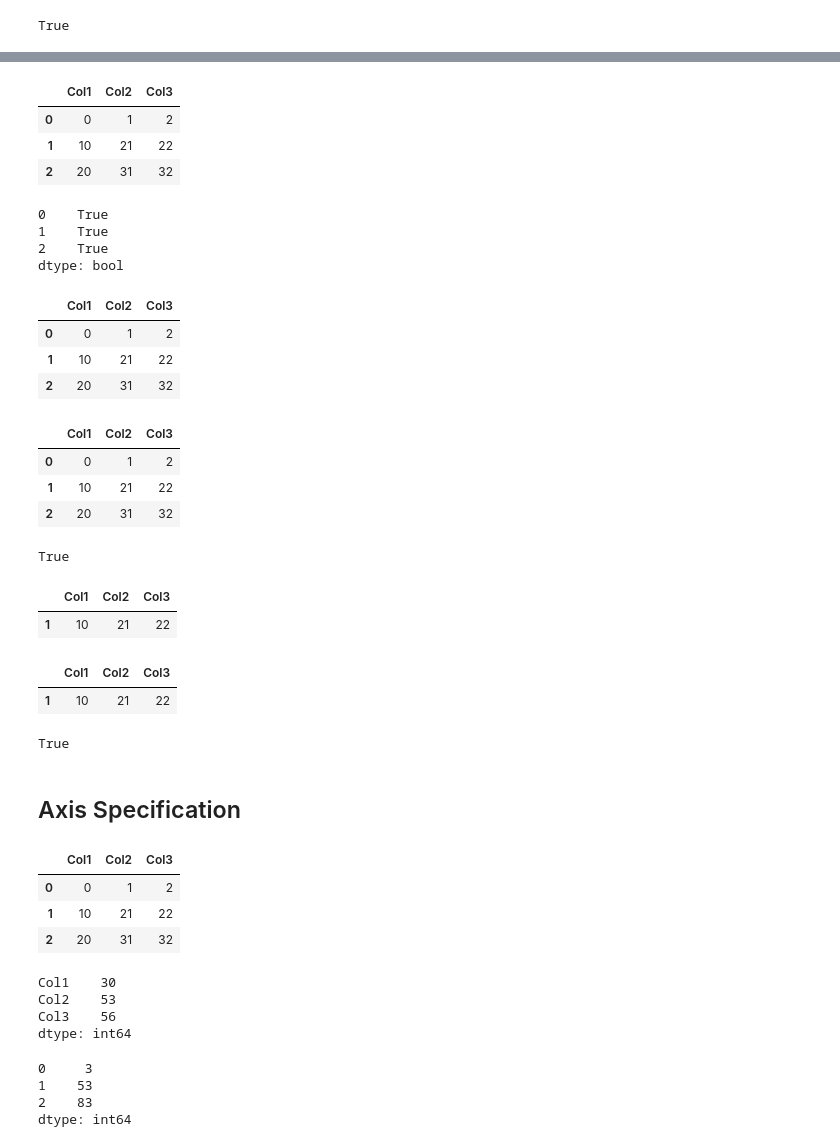
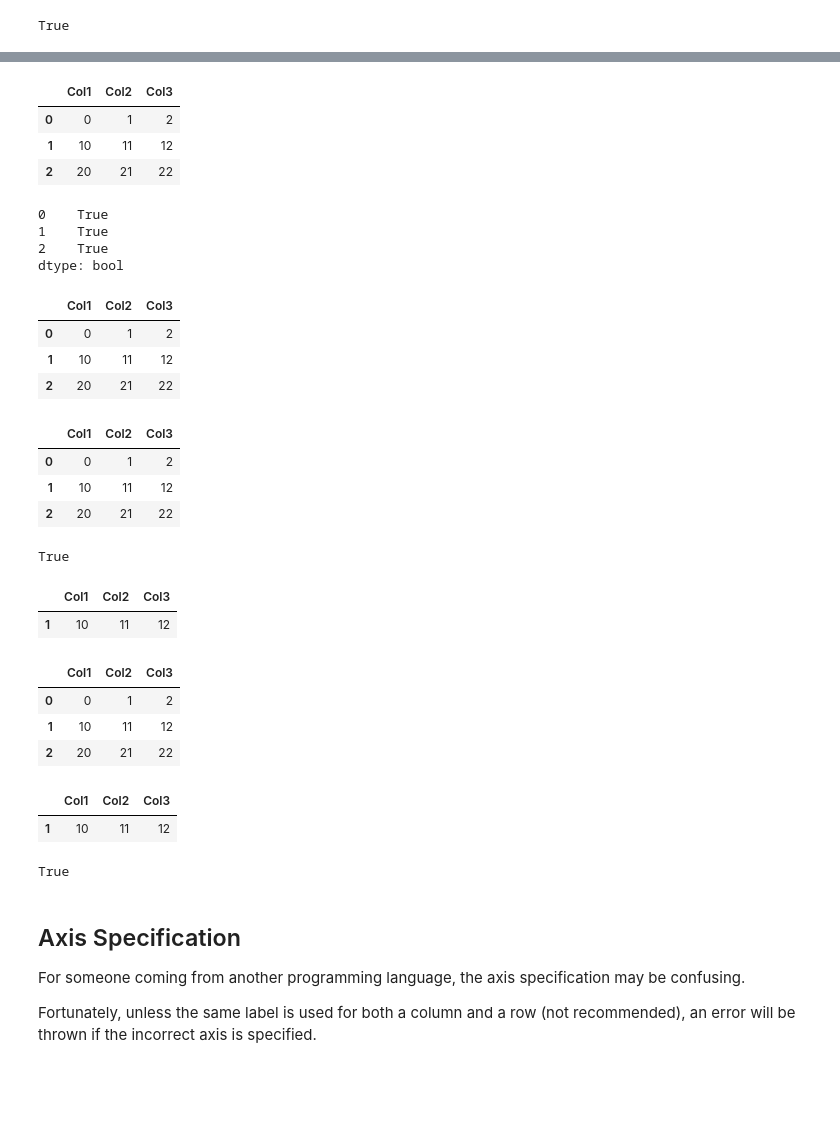
Before and after one commit to sdiehl28/Scikit-Learn-Workflow, a Jupyter notebook: python/Pandas01.ipynb, the cells around one changed output, grey strips where cells are left out. Saved outputs shown, nothing was run; the diff lists cells and outputs as text; code cells hidden in the pictures; blank space fills up the shorter version.

```diff
--- a/python/Pandas01.ipynb
+++ b/python/Pandas01.ipynb
@@ -689,15 +612,15 @@ True
 # %%
 # create DataFrame with default index
 data = [[ 0, 1, 2],
-       [ 10, 21, 22],
-       [ 20, 31, 32]]
+       [ 10, 11, 12],
+       [ 20, 21, 22]]
 columns = ['Col1', 'Col2', 'Col3']
 
 df = pd.DataFrame(data=data, columns=columns)
 df
 # %% [output]
 |  | Col1 | Col2 | Col3 |
 | 0 | 0 | 1 | 2 |
-| 1 | 10 | 21 | 22 |
-| 2 | 20 | 31 | 32 |
+| 1 | 10 | 11 | 12 |
+| 2 | 20 | 21 | 22 |
 # %%
@@ -716,60 +639,51 @@ df[criteria]
 # %% [output]
 |  | Col1 | Col2 | Col3 |
 | 0 | 0 | 1 | 2 |
-| 1 | 10 | 21 | 22 |
-| 2 | 20 | 31 | 32 |
+| 1 | 10 | 11 | 12 |
+| 2 | 20 | 21 | 22 |
 # %%
 df.loc[criteria]
 # %% [output]
 |  | Col1 | Col2 | Col3 |
 | 0 | 0 | 1 | 2 |
-| 1 | 10 | 21 | 22 |
-| 2 | 20 | 31 | 32 |
+| 1 | 10 | 11 | 12 |
+| 2 | 20 | 21 | 22 |
 # %%
 criteria.index.equals(df.index)
 # %% [output]
 True
 # %%
-critera1 = df['Col2'] - df['Col1'] == 11
+critera1 = df['Col2'] > 10
 critera2 = df['Col1'] < 20
 filter_rows = critera1 & critera2
 df[filter_rows]
 # %% [output]
 |  | Col1 | Col2 | Col3 |
-| 1 | 10 | 21 | 22 |
+| 1 | 10 | 11 | 12 |
+# %%
+filter_rows = critera1 | critera2
+df[filter_rows]
+# %% [output]
+|  | Col1 | Col2 | Col3 |
+| 0 | 0 | 1 | 2 |
+| 1 | 10 | 11 | 12 |
+| 2 | 20 | 21 | 22 |
 # %%
-# in one line, requires () around expressions
-filter_rows = (df['Col2'] - df['Col1'] == 11) & (df['Col1'] < 20)
+# due to & and | operator precendance, when written on one line,
+# it is necessary to use parathensis around comparisons
+filter_rows = (df['Col2'] > 10) & (df['Col1'] < 20)
 df[filter_rows]
 # %% [output]
 |  | Col1 | Col2 | Col3 |
-| 1 | 10 | 21 | 22 |
+| 1 | 10 | 11 | 12 |
 # %%
 # boolean series constructed from columns, has the same index as the dataframe
 filter_rows.index.equals(df.index)
 # %% [output]
 True
-# %% [markdown]
-## Axis Specification
-# %%
-df.reset_index(inplace=True, drop=True)
-df
-# %% [output]
-|  | Col1 | Col2 | Col3 |
-| 0 | 0 | 1 | 2 |
-| 1 | 10 | 21 | 22 |
-| 2 | 20 | 31 | 32 |
-# %%
-df.sum(axis='rows')
-# %% [output]
-Col1    30
-Col2    53
-Col3    56
-dtype: int64
-# %%
-df.sum(axis='columns')
-# %% [output]
-0     3
-1    53
-2    83
-dtype: int64
+# %% [markdown]
+## Axis Specification
+
+For someone coming from another programming language, the axis specification may be confusing.
+
+Fortunately, unless the same label is used for both a column and a row (not recommended), an error will be thrown if the incorrect axis is specified.
```
Also changed, not shown: parts of 142 cells of this notebook.
